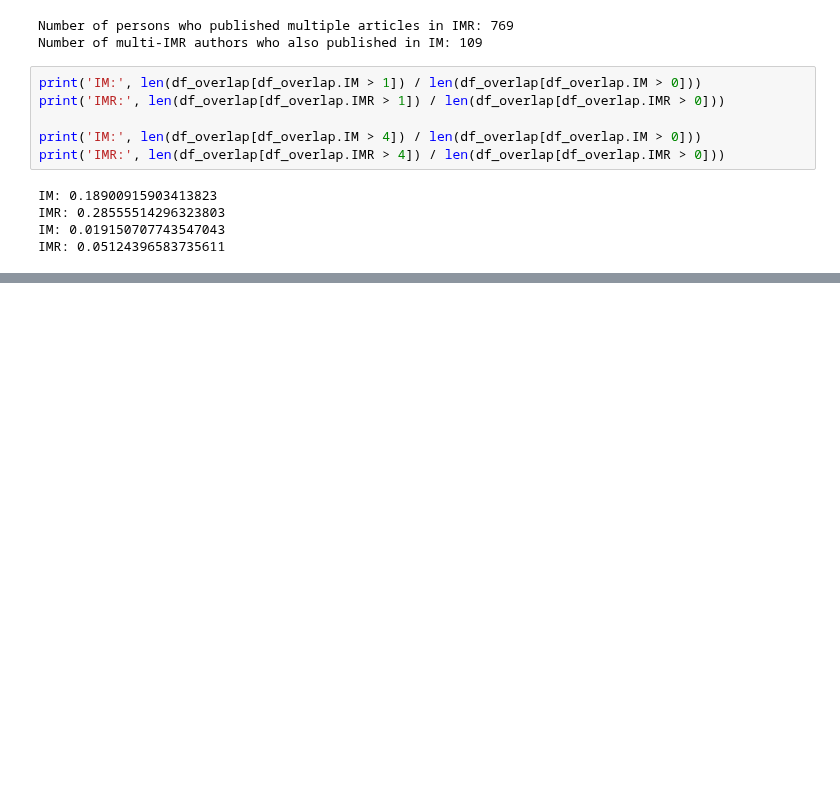
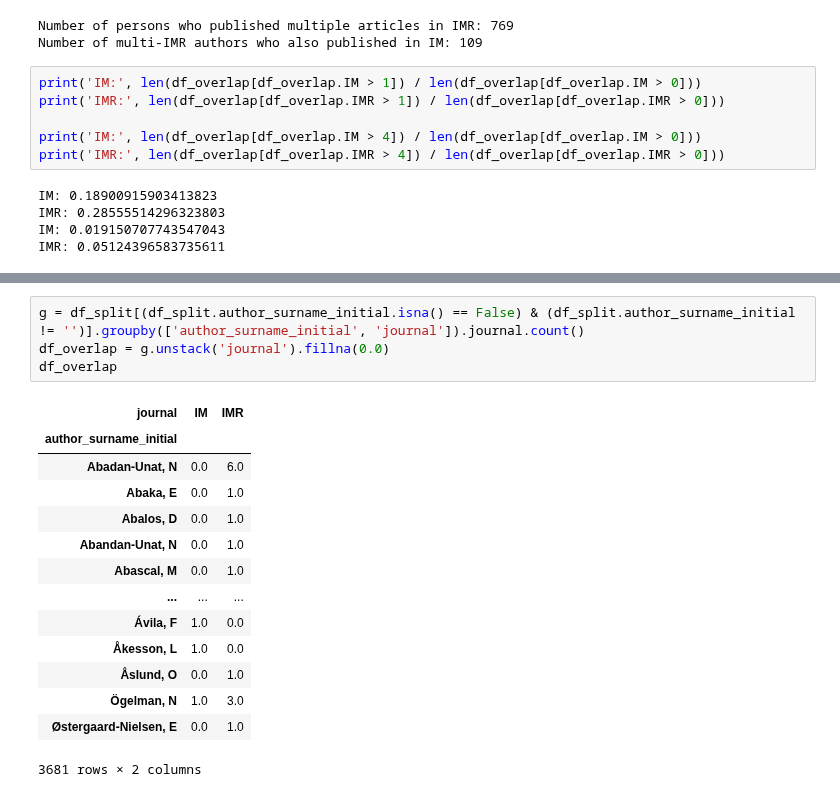
Before and after one commit to HoekR/migrant_discourse, a Jupyter notebook: notebooks/Community-overlap-analysis.ipynb, the cells around one changed output, grey strips where cells are left out. Cells and saved outputs as stored; diff of their text form; blank space fills up the shorter version.

```diff
--- a/notebooks/Community-overlap-analysis.ipynb
+++ b/notebooks/Community-overlap-analysis.ipynb
@@ -263,0 +313,19 @@ IMR: 0.05124396583735611
+# %%
+g = df_split[(df_split.author_surname_initial.isna() == False) & (df_split.author_surname_initial != '')].groupby(['author_surname_initial', 'journal']).journal.count()
+df_overlap = g.unstack('journal').fillna(0.0)
+df_overlap
+# %% [output]
+| journal | IM | IMR |
+| author_surname_initial |  |  |
+| Abadan-Unat, N | 0.0 | 6.0 |
+| Abaka, E | 0.0 | 1.0 |
+| Abalos, D | 0.0 | 1.0 |
+| Abandan-Unat, N | 0.0 | 1.0 |
+| Abascal, M | 0.0 | 1.0 |
+| ... | ... | ... |
+| Ávila, F | 1.0 | 0.0 |
+| Åkesson, L | 1.0 | 0.0 |
+| Åslund, O | 0.0 | 1.0 |
+| Ögelman, N | 1.0 | 3.0 |
+| Østergaard-Nielsen, E | 0.0 | 1.0 |
+3681 rows × 2 columns
```
Also changed, not shown: parts of 7 cells of this notebook, 7 other files.
